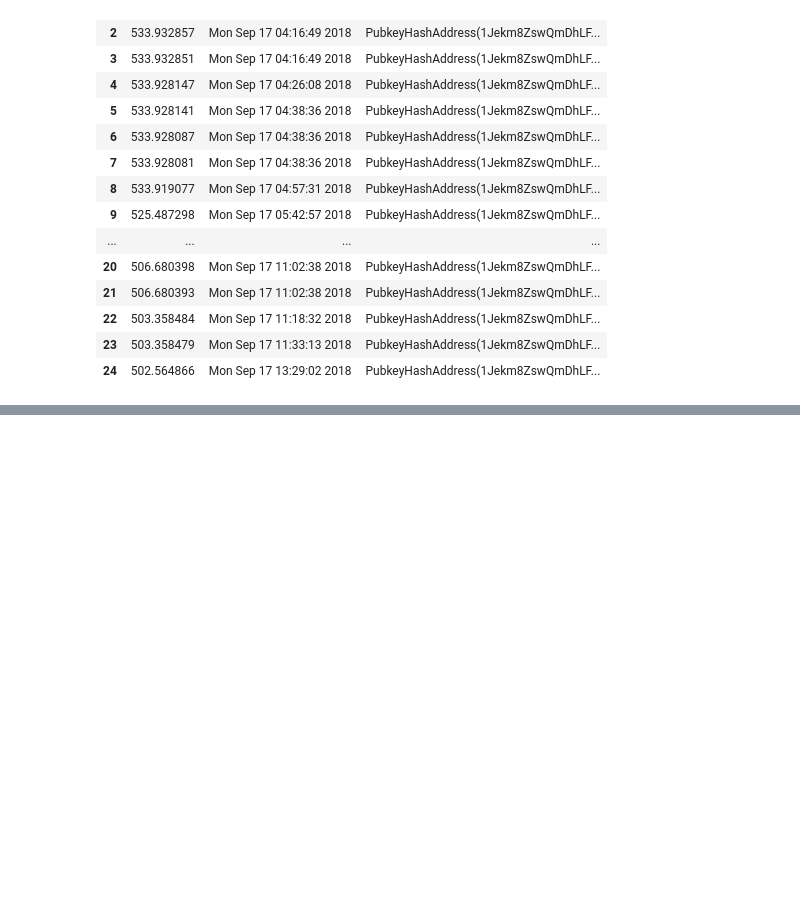
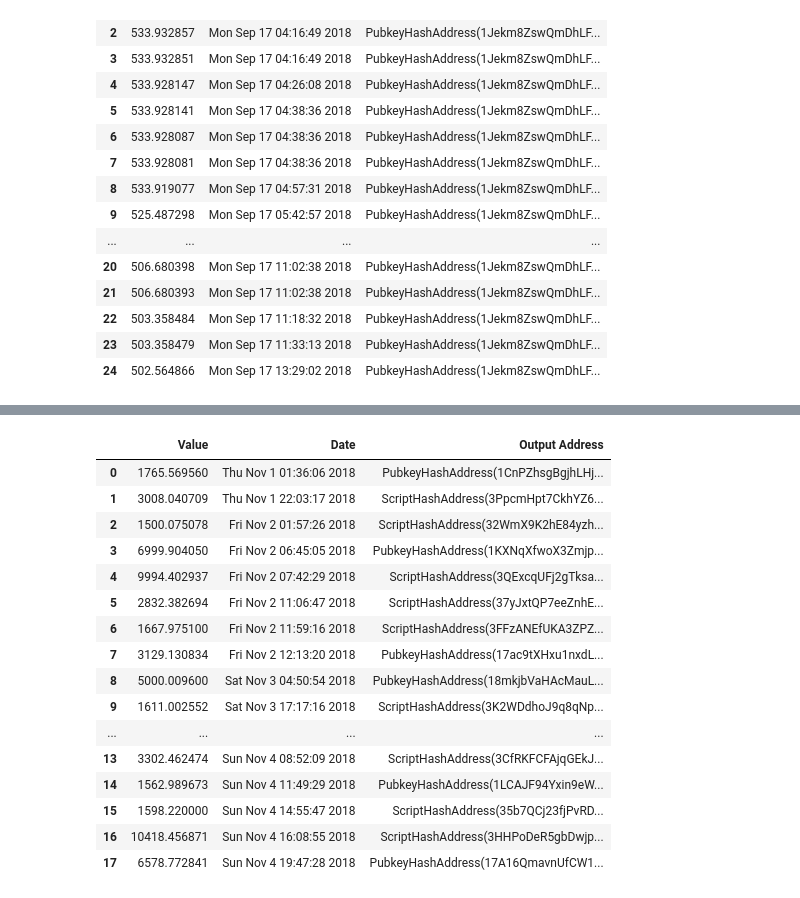
Before and after one commit to fund3/anova-blocksci, a Jupyter notebook: arjun.ipynb, the cells around one changed output, grey strips where cells are left out. Saved outputs shown, nothing was run; the diff lists cells and outputs as text; code cells hidden in the pictures; blank space fills up the shorter version.

```diff
--- a/arjun.ipynb
+++ b/arjun.ipynb
@@ -413,0 +450,5 @@ from services.transactions import get_top_transactions
+# %%
+s['Time'] = pd.to_datetime(s['Time'])
+t = s.set_index(['Time'])
+t = t.loc[t['Fee_per_byte'] < 6]
+t.head()
@@ -413,0 +479,40 @@ from services.transactions import get_top_transactions
+# %%
+
+
+def get_top_transactions(start, end, threshold = 1500):
+
+    subchain = chain.range(start=start, end=end)
+
+    transactions = []
+    for block in range(len(subchain)):
+        #finds the value of outputs spent in a transaction (ie not the UTXOs)
+        t = [(output.value/10e7, time.ctime(int(output.block.timestamp)),output.address)
+             for output in subchain[block].txes.outputs if output.value/10e7 > threshold and output.is_spent == False]
+            # TODO get max unspent output
+        if(t): transactions.append(t)
+
+
+    transactions = sum(transactions, [])
+    df = pd.DataFrame(transactions, columns=['Value', 'Date', 'Output Address'])
+    return df
+# %%
+s = get_top_transactions("2018-11-01","2018-11-5")
+s
+# %% [output]
+|  | Value | Date | Output Address |
+| 0 | 1765.569560 | Thu Nov 1 01:36:06 2018 | PubkeyHashAddress(1CnPZhsgBgjhLHj... |
+| 1 | 3008.040709 | Thu Nov 1 22:03:17 2018 | ScriptHashAddress(3PpcmHpt7CkhYZ6... |
+| 2 | 1500.075078 | Fri Nov 2 01:57:26 2018 | ScriptHashAddress(32WmX9K2hE84yzh... |
+| 3 | 6999.904050 | Fri Nov 2 06:45:05 2018 | PubkeyHashAddress(1KXNqXfwoX3Zmjp... |
+| 4 | 9994.402937 | Fri Nov 2 07:42:29 2018 | ScriptHashAddress(3QExcqUFj2gTksa... |
+| 5 | 2832.382694 | Fri Nov 2 11:06:47 2018 | ScriptHashAddress(37yJxtQP7eeZnhE... |
+| 6 | 1667.975100 | Fri Nov 2 11:59:16 2018 | ScriptHashAddress(3FFzANEfUKA3ZPZ... |
+| 7 | 3129.130834 | Fri Nov 2 12:13:20 2018 | PubkeyHashAddress(17ac9tXHxu1nxdL... |
+| 8 | 5000.009600 | Sat Nov 3 04:50:54 2018 | PubkeyHashAddress(18mkjbVaHAcMauL... |
+| 9 | 1611.002552 | Sat Nov 3 17:17:16 2018 | ScriptHashAddress(3K2WDdhoJ9q8qNp... |
+| ... | ... | ... | ... |
+| 13 | 3302.462474 | Sun Nov 4 08:52:09 2018 | ScriptHashAddress(3CfRKFCFAjqGEkJ... |
+| 14 | 1562.989673 | Sun Nov 4 11:49:29 2018 | PubkeyHashAddress(1LCAJF94Yxin9eW... |
+| 15 | 1598.220000 | Sun Nov 4 14:55:47 2018 | ScriptHashAddress(35b7QCj23fjPvRD... |
+| 16 | 10418.456871 | Sun Nov 4 16:08:55 2018 | ScriptHashAddress(3HHPoDeR5gbDwjp... |
+| 17 | 6578.772841 | Sun Nov 4 19:47:28 2018 | PubkeyHashAddress(17A16QmavnUfCW1... |
```
Also changed, not shown: parts of 15 cells of this notebook, 1 other file.
